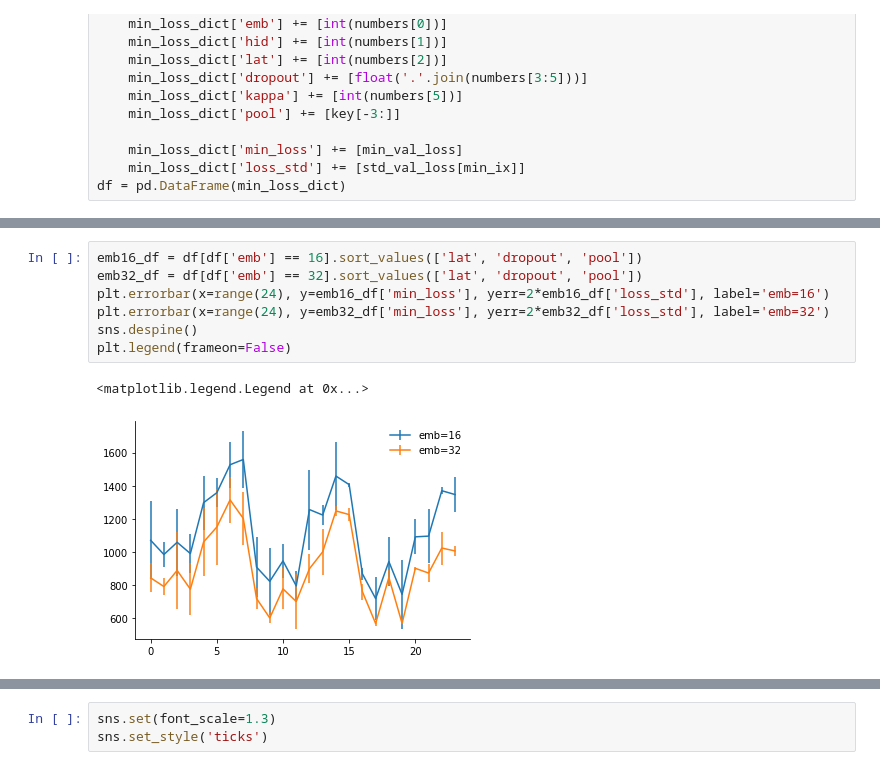
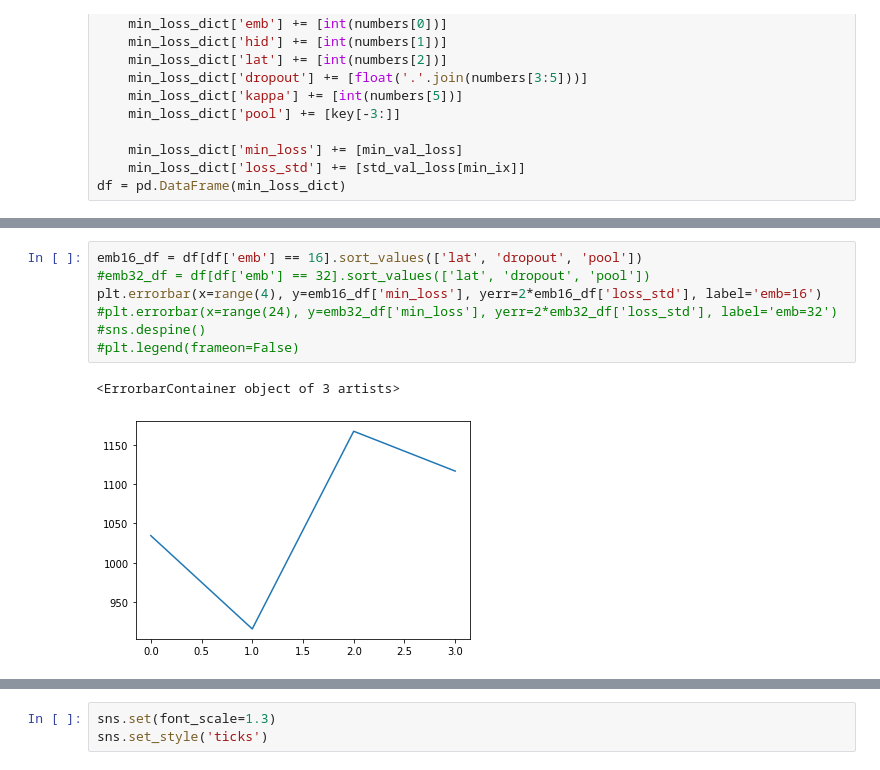
Before and after one commit to ellismith/morphvae, a Jupyter notebook: Evaluate parameter search.ipynb, the cells around one changed output, grey strips where cells are left out. Drawn from its saved outputs; the diff is of its cells as text.

```diff
--- a/Evaluate parameter search.ipynb
+++ b/Evaluate parameter search.ipynb
@@ -159,10 +143,10 @@ df.groupby(['emb', 'hid', 'lat', 'dropout', 'kappa', 'pool']).mean()
 # %%
 emb16_df = df[df['emb'] == 16].sort_values(['lat', 'dropout', 'pool'])
-emb32_df = df[df['emb'] == 32].sort_values(['lat', 'dropout', 'pool'])
-plt.errorbar(x=range(24), y=emb16_df['min_loss'], yerr=2*emb16_df['loss_std'], label='emb=16')
-plt.errorbar(x=range(24), y=emb32_df['min_loss'], yerr=2*emb32_df['loss_std'], label='emb=32')
-sns.despine()
-plt.legend(frameon=False)
+#emb32_df = df[df['emb'] == 32].sort_values(['lat', 'dropout', 'pool'])
+plt.errorbar(x=range(4), y=emb16_df['min_loss'], yerr=2*emb16_df['loss_std'], label='emb=16')
+#plt.errorbar(x=range(24), y=emb32_df['min_loss'], yerr=2*emb32_df['loss_std'], label='emb=32')
+#sns.despine()
+#plt.legend(frameon=False)
 # %% [output]
-<matplotlib.legend.Legend at 0x...>
+<ErrorbarContainer object of 3 artists>
-[figure, old version]
+[figure, new version]
```
Also changed, not shown: parts of 7 cells of this notebook, 6 other files.
